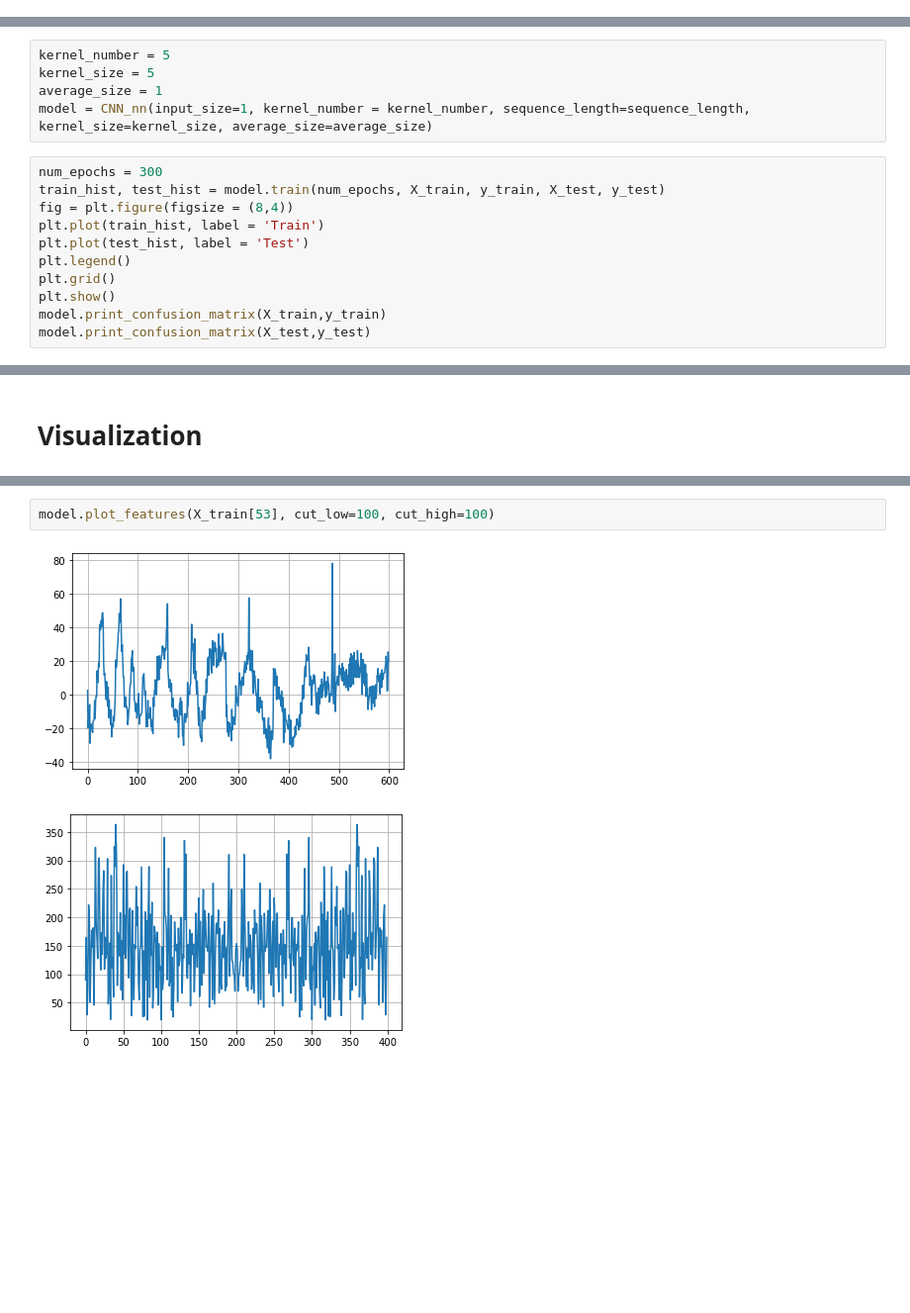
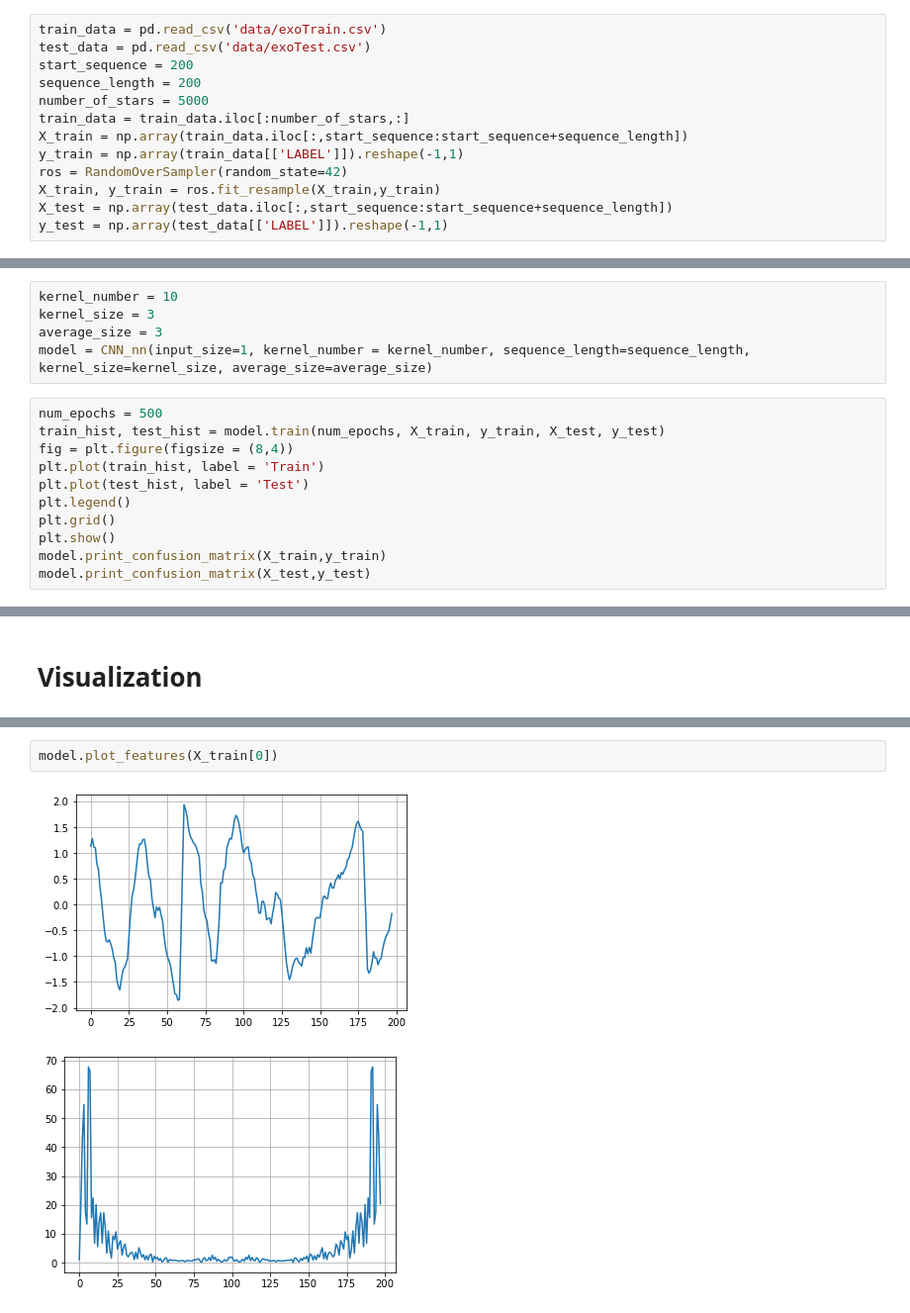
Before and after one commit to ThibaultAlexandre/exoplanet-search, a Jupyter notebook: main.ipynb, the cells around one changed output, grey strips where cells are left out. Shown: that part at 99% size. Drawn from its saved outputs; the diff is of its cells as text; blank space fills up the shorter version.

Commit message:
Add random over sampler, data standardisation, l2 regularisation and dropout

```diff
--- a/main.ipynb
+++ b/main.ipynb
@@ -215,12 +203,25 @@ y_test = np.array(test_data[['LABEL']]).reshape(-1,1)
+# %%
+train_data = pd.read_csv('data/exoTrain.csv')
+test_data = pd.read_csv('data/exoTest.csv')
+start_sequence = 200
+sequence_length = 200
+number_of_stars = 5000
+train_data = train_data.iloc[:number_of_stars,:]
+X_train = np.array(train_data.iloc[:,start_sequence:start_sequence+sequence_length])
+y_train = np.array(train_data[['LABEL']]).reshape(-1,1)
+ros = RandomOverSampler(random_state=42)
+X_train, y_train = ros.fit_resample(X_train,y_train)
+X_test = np.array(test_data.iloc[:,start_sequence:start_sequence+sequence_length])
+y_test = np.array(test_data[['LABEL']]).reshape(-1,1)
 # %% [markdown]
 # Training
 # %%
-kernel_number = 5
-kernel_size = 5
-average_size = 1
+kernel_number = 10
+kernel_size = 3
+average_size = 3
 model = CNN_nn(input_size=1, kernel_number = kernel_number, sequence_length=sequence_length, kernel_size=kernel_size, average_size=average_size)
 # %%
-num_epochs = 300
+num_epochs = 500
 train_hist, test_hist = model.train(num_epochs, X_train, y_train, X_test, y_test)
 fig = plt.figure(figsize = (8,4))
 plt.plot(train_hist, label = 'Train')
@@ -253,5 +254,5 @@ X_embedded = model.embed_features(X_test, y_test)
 # %%
-model.plot_features(X_train[53], cut_low=100, cut_high=100)
+model.plot_features(X_train[0])
 # %% [output]
-[figure, old version]
+[figure, new version]
-[figure, old version]
+[figure, new version]
```
Also changed, not shown: parts of 8 cells of this notebook.
